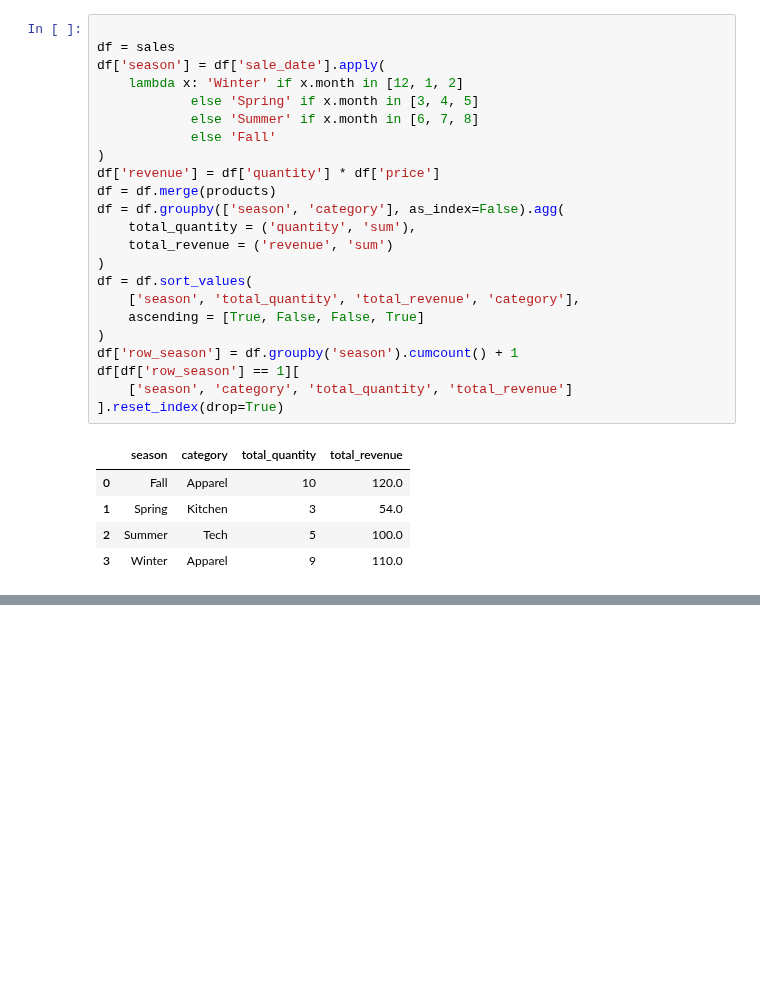
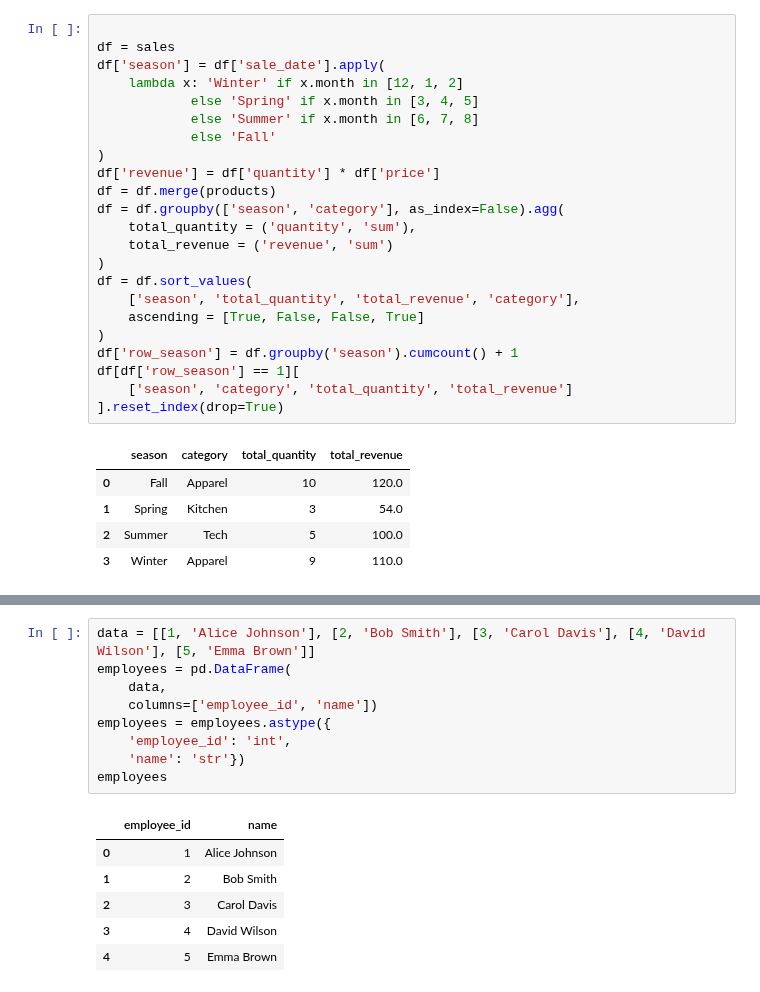
Before and after one commit to Praldmur/Tasks, a Jupyter notebook: LeetCode_Med.ipynb, the cells around one changed output, grey strips where cells are left out. Drawn from its saved outputs; the diff is of its cells as text; blank space fills up the shorter version.

```diff
--- a/LeetCode_Med.ipynb
+++ b/LeetCode_Med.ipynb
@@ -1702,0 +1710,16 @@ df[df['row_season'] == 1][
+# %%
+data = [[1, 'Alice Johnson'], [2, 'Bob Smith'], [3, 'Carol Davis'], [4, 'David Wilson'], [5, 'Emma Brown']]
+employees = pd.DataFrame(
+    data,
+    columns=['employee_id', 'name'])
+employees = employees.astype({
+    'employee_id': 'int',
+    'name': 'str'})
+employees
+# %% [output]
+|  | employee_id | name |
+| 0 | 1 | Alice Johnson |
+| 1 | 2 | Bob Smith |
+| 2 | 3 | Carol Davis |
+| 3 | 4 | David Wilson |
+| 4 | 5 | Emma Brown |
```
Also changed, not shown: parts of 4 cells of this notebook.
